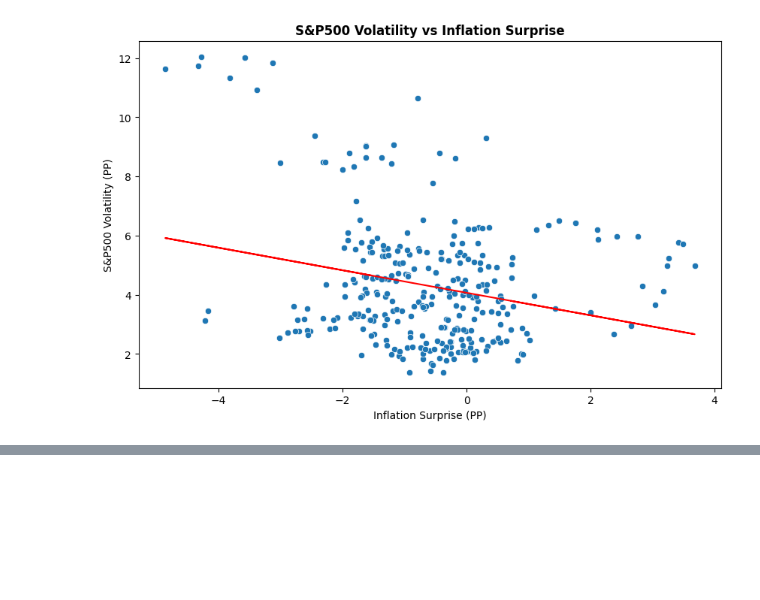
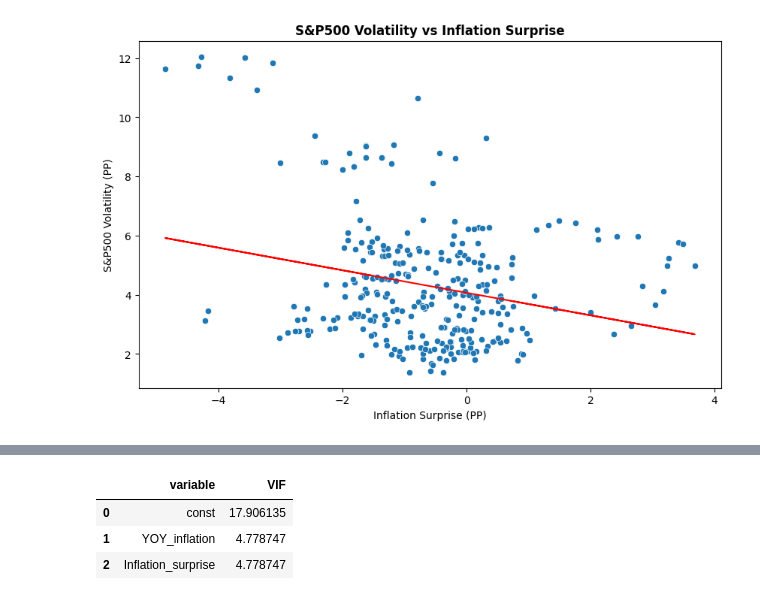
Before and after one commit to jamesr1x/Inflation_Stock_Returns_Analysis, a Jupyter notebook: Scripts/Analysis.ipynb, the cells around one changed output, grey strips where cells are left out. Cells and saved outputs as stored; diff of their text form; code cells hidden in the pictures; blank space fills up the shorter version.

```diff
--- a/Scripts/Analysis.ipynb
+++ b/Scripts/Analysis.ipynb
@@ -335,15 +363,18 @@ Covariance Type:                    HC1
 Notes:
 [1] Standard Errors are heteroscedasticity robust (HC1)
 # %%
-#MLR: Regressing sp500 volatility on inflation metrics: sp500 volatility = a + b1 Inflation + b2 Inflation Volatiltiy + b3 Inflation Surprise + u
-x = df[["YOY_inflation", "Inflation_volatility", "Inflation_surprise"]]
+#MLR: Regressing sp500 volatility on inflation metrics: sp500 volatility = a + b1 Inflation + b2 Inflation Volatiltiy + b3 Inflation Surprise +b4 Inflation^2 + b5 Inflation Surprise^2 + u
+df["Inflation_sqrd"] = df.YOY_inflation**2
+df["Surprise_sqrd"] = df.Inflation_surprise**2
+x = df[["YOY_inflation", "Inflation_volatility", "Inflation_surprise", "Inflation_sqrd", "Surprise_sqrd"]]
 y = df["SP500_volatility"]
+x_std = pd.DataFrame(StandardScaler().fit_transform(x), columns=x.columns, index=x.index)
 
-x = sm.add_constant(x)
-model3 = sm.OLS(y, x).fit(cov_type='HC1')
+x_std = sm.add_constant(x_std)
+model3 = sm.OLS(y, x_std).fit(cov_type='HC1')
 
-print(model3.summary())
+print(model3.summary2())
 
 with open("../Outputs/Tables/regression_sp500_v.txt", "w") as f:
-    f.write(model3.summary().as_text())
+    f.write(model3.summary2().as_text())
 # %% [output]
@@ -369,11 +400,11 @@ Notes:
 #sp500 returns = a + b1 Lagged Inflation + b2 Lagged Inflation Volatiltiy + b3 Lagged Inflation Surprise + u
 x = df[["Inflation_lag", "Volatility_lag", "Surprise_lag"]]
 y = df["SP500_volatility"]
+x_std = pd.DataFrame(StandardScaler().fit_transform(x), columns=x.columns, index=x.index)
 
-x = sm.add_constant(x)
-model4 = sm.OLS(y, x).fit(cov_type='HC1') #Decided to use robust standard errors due to obvious hetrogeneity in my scatter plots
-
-print(model4.summary())
-with open("../Outputs/Tables/regression_sp500_v.txt", "w") as f:
-    f.write(model4.summary().as_text())
+x_std = sm.add_constant(x_std)
+model4 = sm.OLS(y, x_std).fit(cov_type='HC1')
+print(model4.summary2())
+with open("../Outputs/Tables/regression_sp500_v_lag.txt", "w") as f:
+    f.write(model4.summary2().as_text())
 # %% [output]
@@ -395,2 +426,14 @@ Covariance Type:                  HC1
 Notes:
 [1] Standard Errors are heteroscedasticity robust (HC1)
+# %%
+x = df[["YOY_inflation", "Inflation_volatility"]]
+y = df["SP500_volatility"]
+x_std = pd.DataFrame(StandardScaler().fit_transform(x), columns=x.columns, index=x.index)
+
+x_std = sm.add_constant(x_std)
+model5 = sm.OLS(y, x_std).fit(cov_type='HC1')
+
+print(model5.summary2())
+
+with open("../Outputs/Tables/regression_sp500_v_no_S.txt", "w") as f:
+    f.write(model5.summary2().as_text())
@@ -397,11 +458,16 @@ Notes:
 # %%
 #used vif to calculate multicolinearity coefficients
-x = df[["YOY_inflation", "Inflation_volatility", "Inflation_surprise"]]
+x = df[["YOY_inflation", "Inflation_surprise"]]
 x = sm.add_constant(x)
 vif_df = pd.DataFrame()
 vif_df["variable"] = x.columns
 vif_df["VIF"] = [variance_inflation_factor(x.values, i)
                  for i in range(x.shape[1])]
-vif_df
 
 vif_df.to_csv("../Outputs/Tables/VIF.csv")
+vif_df
+# %% [output]
+|  | variable | VIF |
+| 0 | const | 17.906135 |
+| 1 | YOY_inflation | 4.778747 |
+| 2 | Inflation_surprise | 4.778747 |
```
Also changed, not shown: parts of 13 cells of this notebook, 18 other files.
